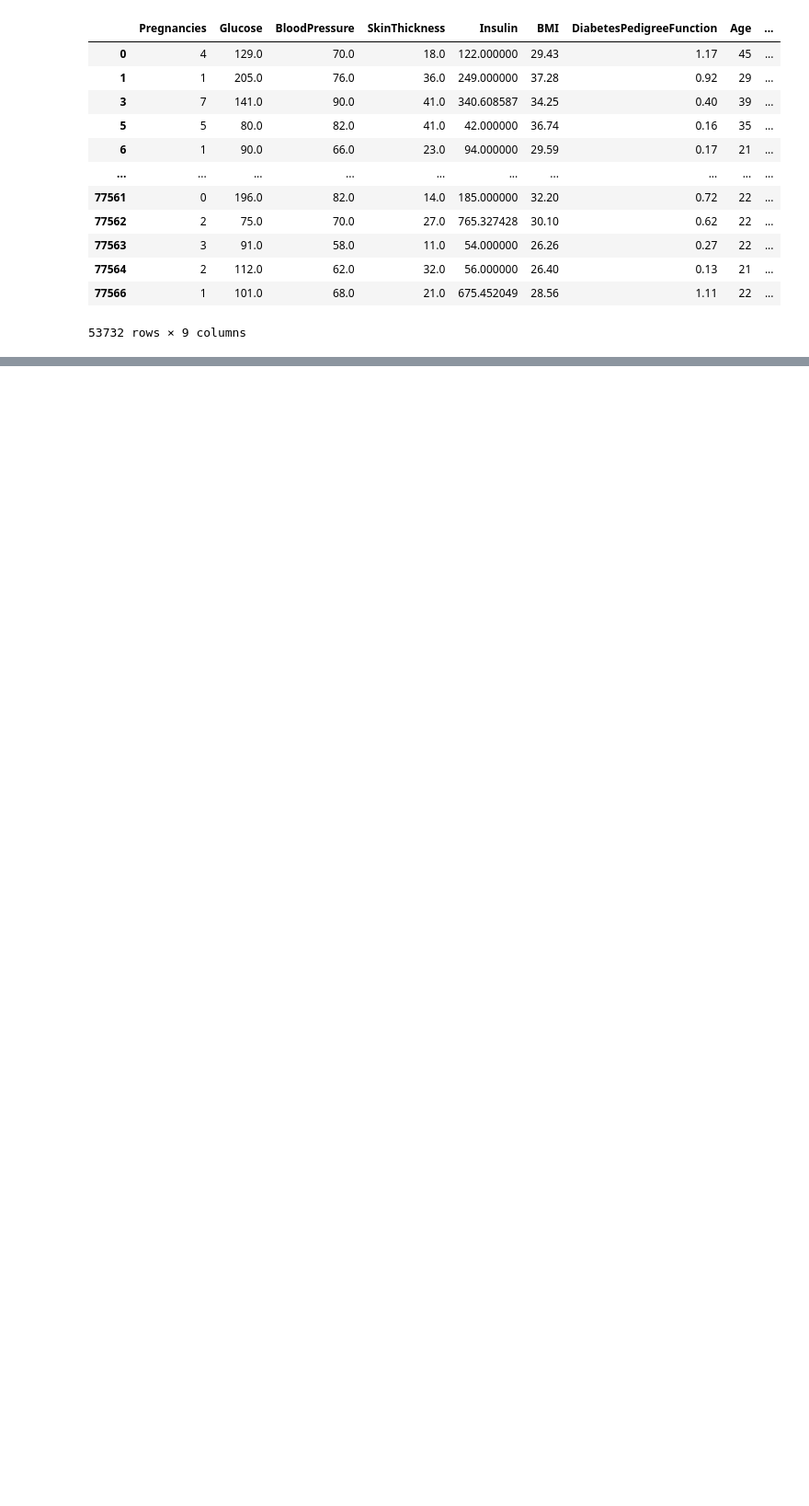
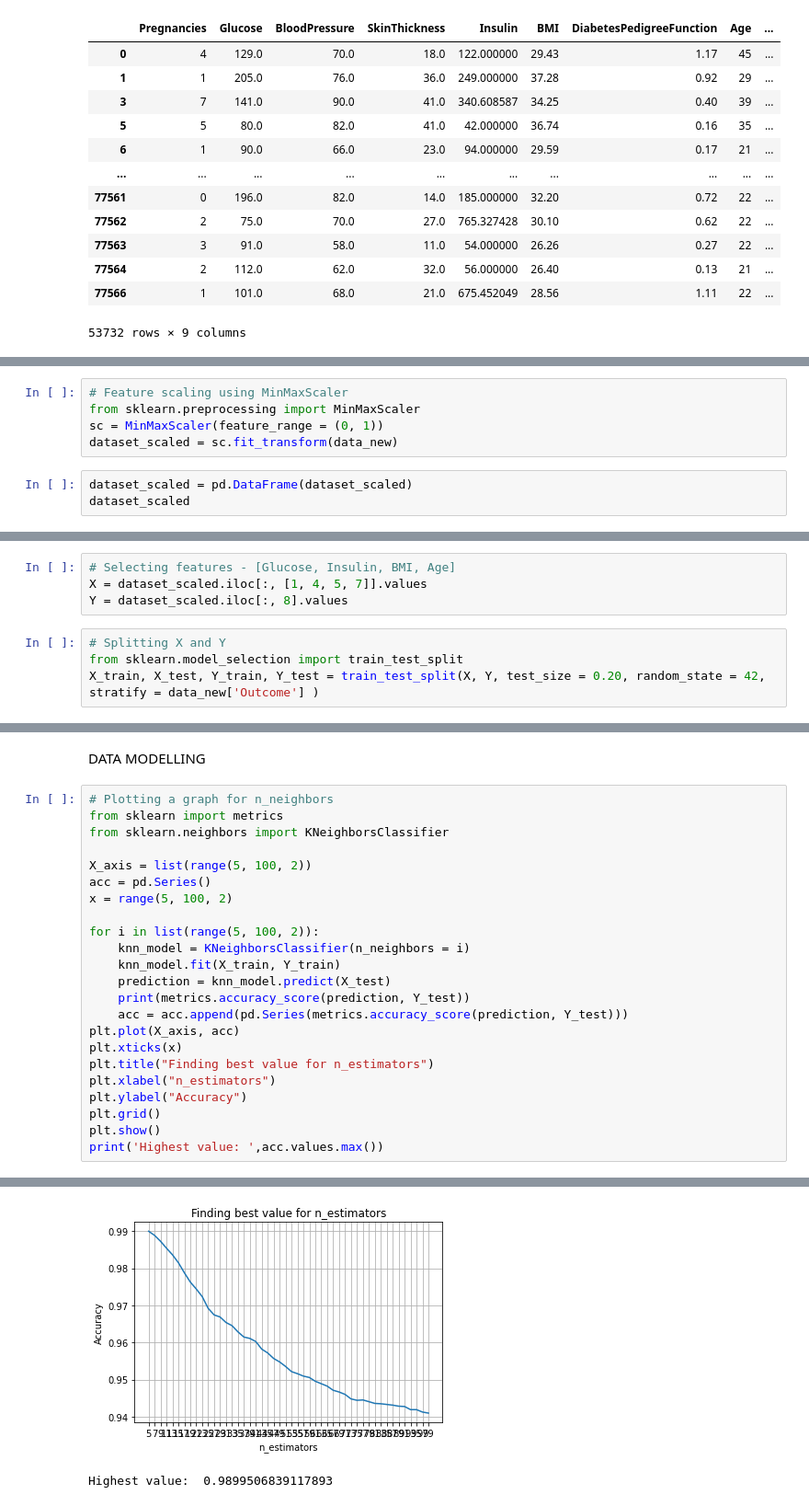
Before and after one commit to Lounes-Kheris98/diabete.predict, a Jupyter notebook: Diabetes_predict.ipynb, the cells around one changed output, grey strips where cells are left out. Shown at 92% size. Drawn from its saved outputs; the diff is of its cells as text; blank space fills up the shorter version.

Commit message:
predict + find best K

```diff
--- a/Diabetes_predict.ipynb
+++ b/Diabetes_predict.ipynb
@@ -201,0 +228,8 @@ data_new
+# %%
+# Feature scaling using MinMaxScaler
+from sklearn.preprocessing import MinMaxScaler
+sc = MinMaxScaler(feature_range = (0, 1))
+dataset_scaled = sc.fit_transform(data_new)
+# %%
+dataset_scaled = pd.DataFrame(dataset_scaled)
+dataset_scaled
@@ -201,0 +250,8 @@ data_new
+# %%
+# Selecting features - [Glucose, Insulin, BMI, Age]
+X = dataset_scaled.iloc[:, [1, 4, 5, 7]].values
+Y = dataset_scaled.iloc[:, 8].values
+# %%
+# Splitting X and Y
+from sklearn.model_selection import train_test_split
+X_train, X_test, Y_train, Y_test = train_test_split(X, Y, test_size = 0.20, random_state = 42, stratify = data_new['Outcome'] )
@@ -201,0 +269,26 @@ data_new
+# %% [markdown]
+DATA MODELLING
+# %%
+# Plotting a graph for n_neighbors
+from sklearn import metrics
+from sklearn.neighbors import KNeighborsClassifier
+
+X_axis = list(range(5, 100, 2))
+acc = pd.Series()
+x = range(5, 100, 2)
+
+for i in list(range(5, 100, 2)):
+    knn_model = KNeighborsClassifier(n_neighbors = i)
+    knn_model.fit(X_train, Y_train)
+    prediction = knn_model.predict(X_test)
+    print(metrics.accuracy_score(prediction, Y_test))
+    acc = acc.append(pd.Series(metrics.accuracy_score(prediction, Y_test)))
+plt.plot(X_axis, acc)
+plt.xticks(x)
+plt.title("Finding best value for n_estimators")
+plt.xlabel("n_estimators")
+plt.ylabel("Accuracy")
+plt.grid()
+plt.show()
+print('Highest value: ',acc.values.max())
+# %% [output]
@@ -201,0 +312,2 @@ data_new
+[figure, added]
+Highest value:  0.9899506839117893
```
Also changed, not shown: parts of 5 cells of this notebook.
